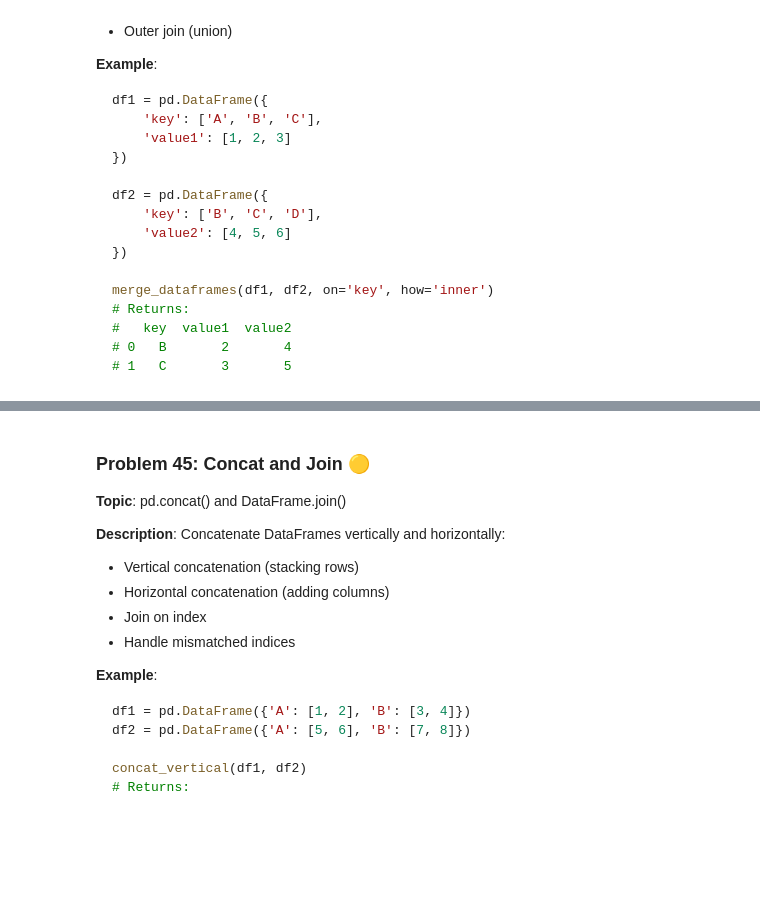
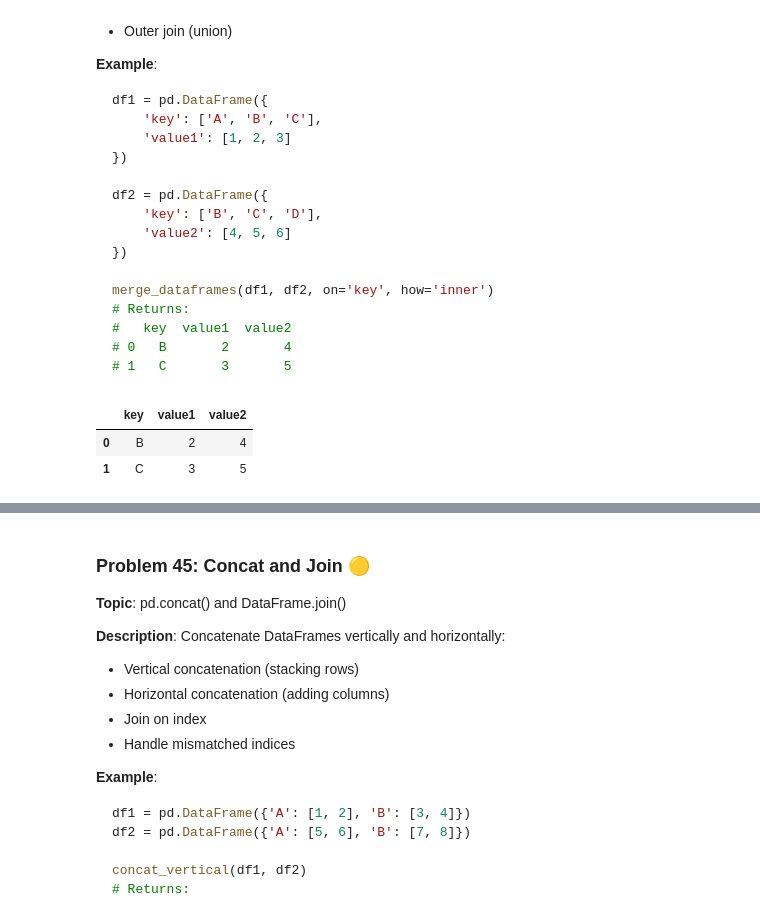
Before and after one commit to Rishiraj1994/LogicMojo-AI-ML-Jan26-rishiraj19, a Jupyter notebook: HOMEWORK_50_ASSIGNMENTS_Rishiraj.ipynb, the cells around one changed output, grey strips where cells are left out. Cells and saved outputs as stored; diff of their text form; code cells hidden in the pictures; blank space fills up the shorter version.

````diff
--- a/HOMEWORK_50_ASSIGNMENTS_Rishiraj.ipynb
+++ b/HOMEWORK_50_ASSIGNMENTS_Rishiraj.ipynb
@@ -2373,6 +2373,25 @@ merge_dataframes(df1, df2, on='key', how='inner')
 # 0   B       2       4
 # 1   C       3       5
 ```
+# %%
+import pandas as pd
+
+df1 = pd.DataFrame({
+    'key': ['A', 'B', 'C'],
+    'value1': [1, 2, 3]
+})
+
+df2 = pd.DataFrame({
+    'key': ['B', 'C', 'D'],
+    'value2': [4, 5, 6]
+})
+
+x=pd.merge(df1,df2,'inner',on='key')
+x
+# %% [output]
+|  | key | value1 | value2 |
+| 0 | B | 2 | 4 |
+| 1 | C | 3 | 5 |
 # %%
 # YOUR SOLUTION HERE
 import pandas as pd
````
Also changed, not shown: parts of 7 cells of this notebook.
